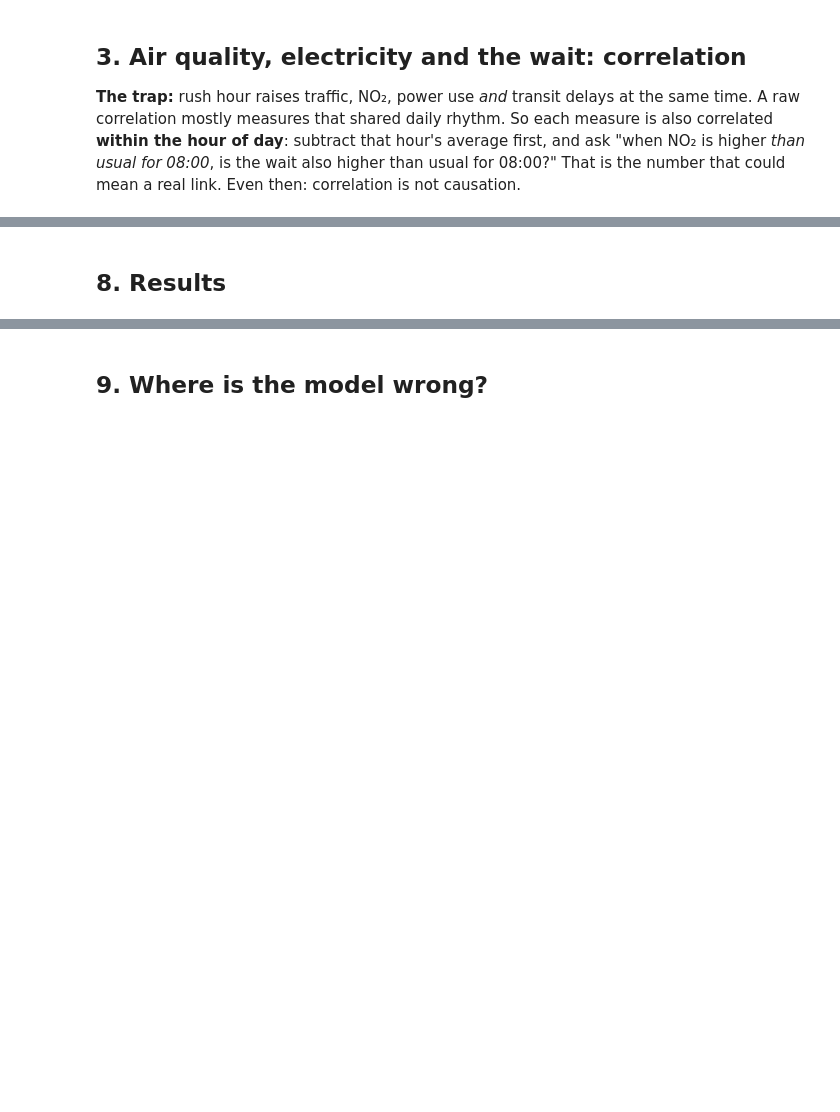
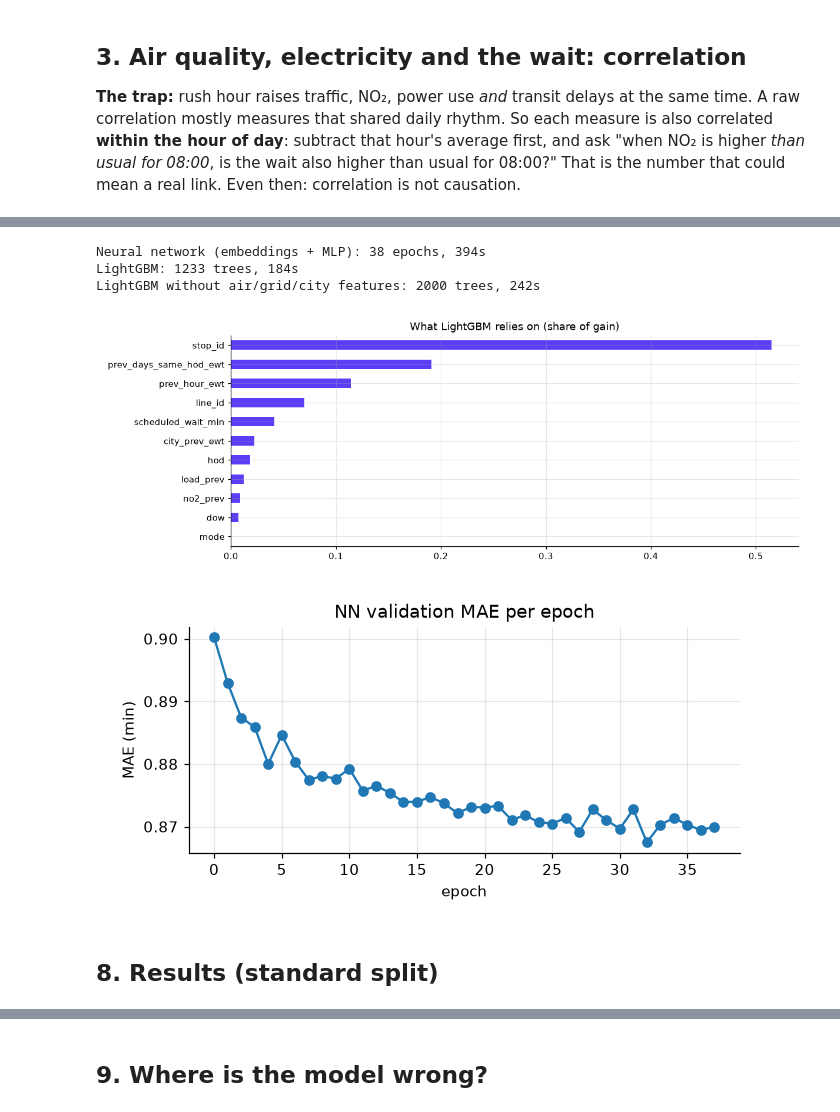
Before and after one commit to Huntsama/brussels-transit-ml, a Jupyter notebook: outputs/transit_delay/notebook.ipynb, the cells around one changed output, grey strips where cells are left out. Cells and saved outputs as stored; diff of their text form; code cells hidden in the pictures; blank space fills up the shorter version.

```diff
--- a/outputs/transit_delay/notebook.ipynb
+++ b/outputs/transit_delay/notebook.ipynb
@@ -292,2 +263,15 @@ plt.xlabel("epoch"); plt.ylabel("MAE (min)"); save("08_nn_training")
+# %%
+for name, m in summary["models"].items():
+    extra = f"{m['trees']} trees" if "trees" in m else f"{m['epochs']} epochs"
+    print(f"{name}: {extra}, {m['fit_seconds']}s")
+show("07_importance")
+if (OUT / "figures" / "08_nn_training.png").exists() and "Neural network (embeddings + MLP)" in summary["models"]:
+    show("08_nn_training")
+# %% [output]
+Neural network (embeddings + MLP): 38 epochs, 394s
+LightGBM: 1233 trees, 184s
+LightGBM without air/grid/city features: 2000 trees, 242s
+[figure, added]
+[figure, added]
 # %% [markdown]
-## 8. Results
+## 8. Results (standard split)
```
Also changed, not shown: parts of 30 cells of this notebook, 17 other files.
